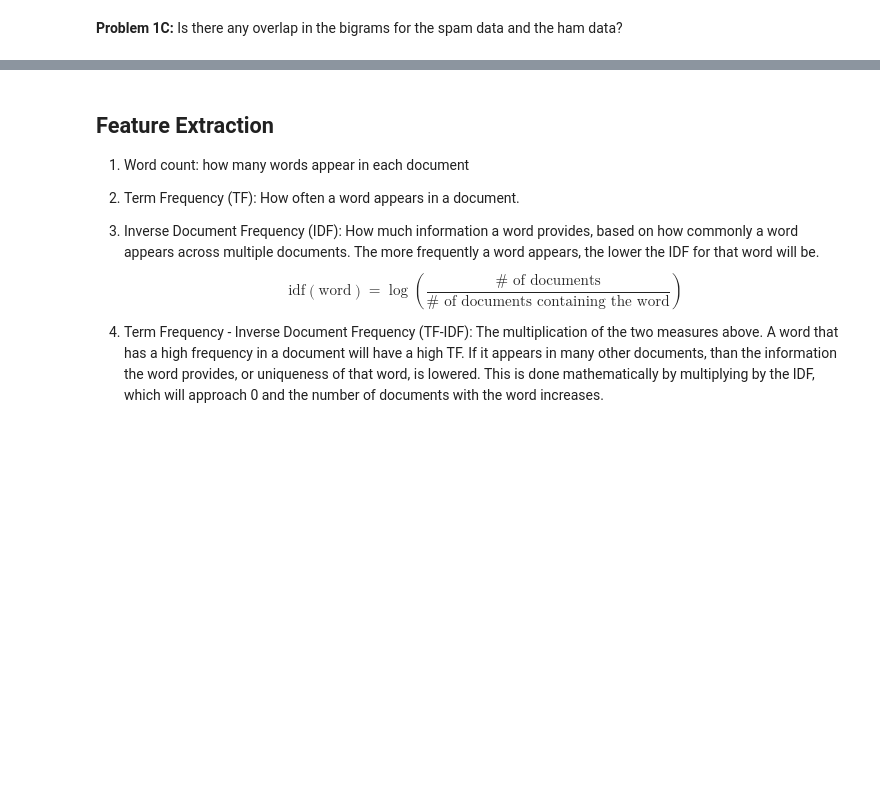
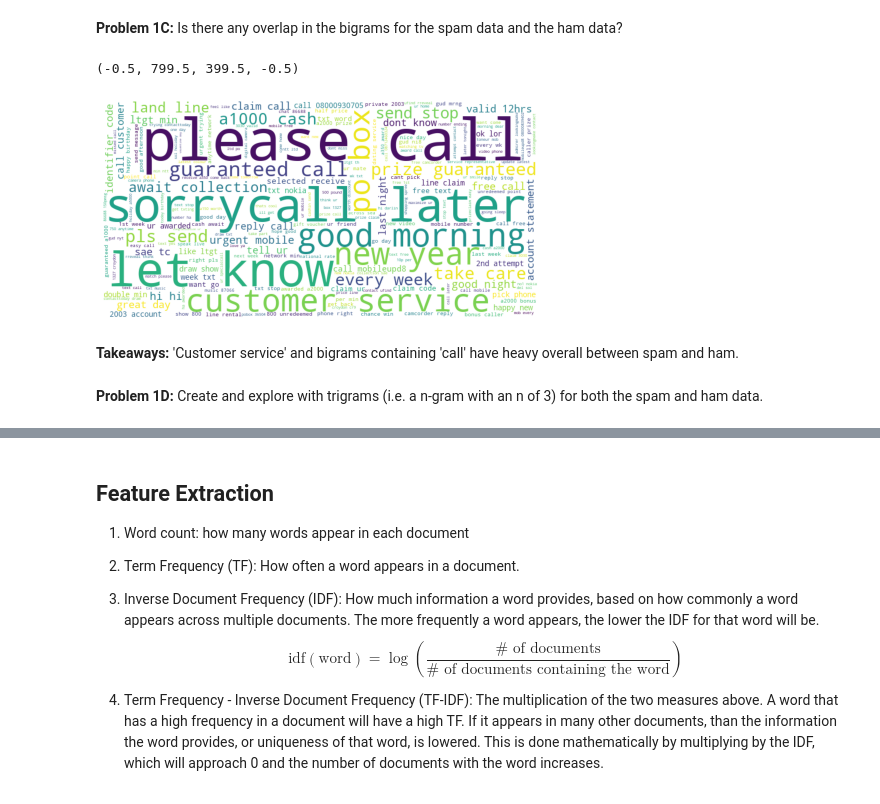
Before and after one commit to KwameTaylor/natural-language-processing-exercises, a Jupyter notebook: explore.ipynb, the cells around one changed output, grey strips where cells are left out. Drawn from its saved outputs; the diff is of its cells as text; code cells hidden in the pictures; blank space fills up the shorter version.

```diff
--- a/explore.ipynb
+++ b/explore.ipynb
@@ -543,6 +543,7 @@ for ax in axs: ax.axis('off')
 # %%
 spam_bigrams = pd.Series(list(nltk.ngrams(spam_words.split(), 2))).value_counts().head(100)
 ham_bigrams = pd.Series(list(nltk.ngrams(ham_words.split(), 2))).value_counts().head(100)
+all_bigrams = pd.Series(list(nltk.ngrams(all_words.split(), 2))).value_counts().head(200)
 
 spam_bigrams
 # %% [output]
@@ -585,3 +581,16 @@ plt.axis('off')
 **Takeaways:** Bigrams for spam include a lot of things that require action more than just an email (often a phone call or claiming an item/product/cash). Bigrams for ham are often greetings, goodbyes, wishes for happy holidays, and asking for a vague follow-up to the email.
 # %% [markdown]
 **Problem 1C:** Is there any overlap in the bigrams for the spam data and the ham data?
+# %%
+data = {k[0] + ' ' + k[1]: v for k, v in all_bigrams.to_dict().items()}
+img = WordCloud(background_color='white', width=800, height=400).generate_from_frequencies(data)
+plt.figure(figsize=(8,4))
+plt.imshow(img)
+plt.axis('off')
+# %% [output]
+(-0.5, 799.5, 399.5, -0.5)
+[figure, added]
+# %% [markdown]
+**Takeaways:** 'Customer service' and bigrams containing 'call' have heavy overall between spam and ham.
+# %% [markdown]
+**Problem 1D:** Create and explore with trigrams (i.e. a n-gram with an n of 3) for both the spam and ham data.
```
Also changed, not shown: parts of 8 cells of this notebook.
